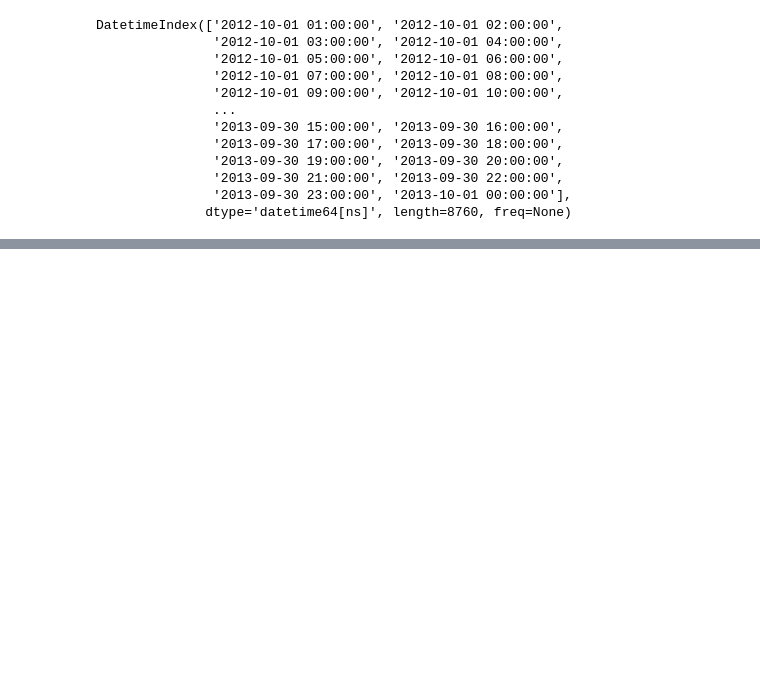
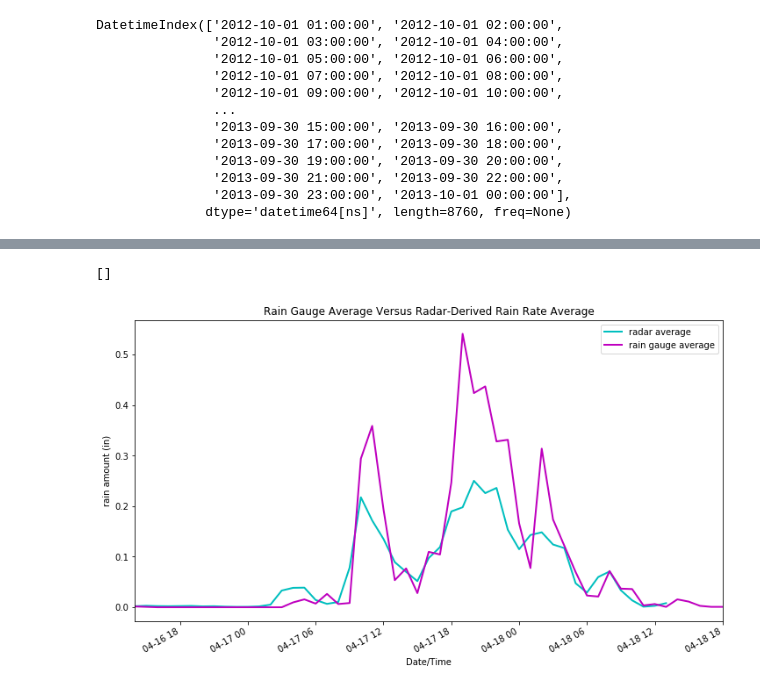
Before and after one commit to saveur-project/precipitation-gradients, a Jupyter notebook: radar-workflow/Gauge_V_Radar.ipynb, the cells around one changed output, grey strips where cells are left out. Cells and saved outputs as stored; diff of their text form; code cells hidden in the pictures; blank space fills up the shorter version.

```diff
--- a/radar-workflow/Gauge_V_Radar.ipynb
+++ b/radar-workflow/Gauge_V_Radar.ipynb
@@ -197,0 +203,21 @@ plt.show()
+# %%
+legend_elements = [Line2D([0], [0], color='c', linewidth=2),
+                   Line2D([0], [0], color='m', linewidth=2)]
+
+hp_mean=hp_new.mean(axis=1)
+df_mean=df_new.mean(axis=1)
+
+
+fig, ax = plt.subplots(figsize=(12, 7))
+
+df_mean.plot(color='c', linewidth=2, ax=ax)
+hp_mean.plot(color='m', linewidth=2, ax=ax)
+
+ax.legend(legend_elements, ['radar average', 'rain gauge average'])
+plt.ylabel("rain amount (in)")
+plt.title("Rain Gauge Average Versus Radar-Derived Rain Rate Average")
+plt.savefig('/home/amedendorp/Desktop/SAVUER/RadarVGauge/Rain_gauge_V_Radar_Avg', bbox_inches='tight')
+plt.plot()
+# %% [output]
+[]
+[figure, added]
```
Also changed, not shown: parts of 35 cells of this notebook.
